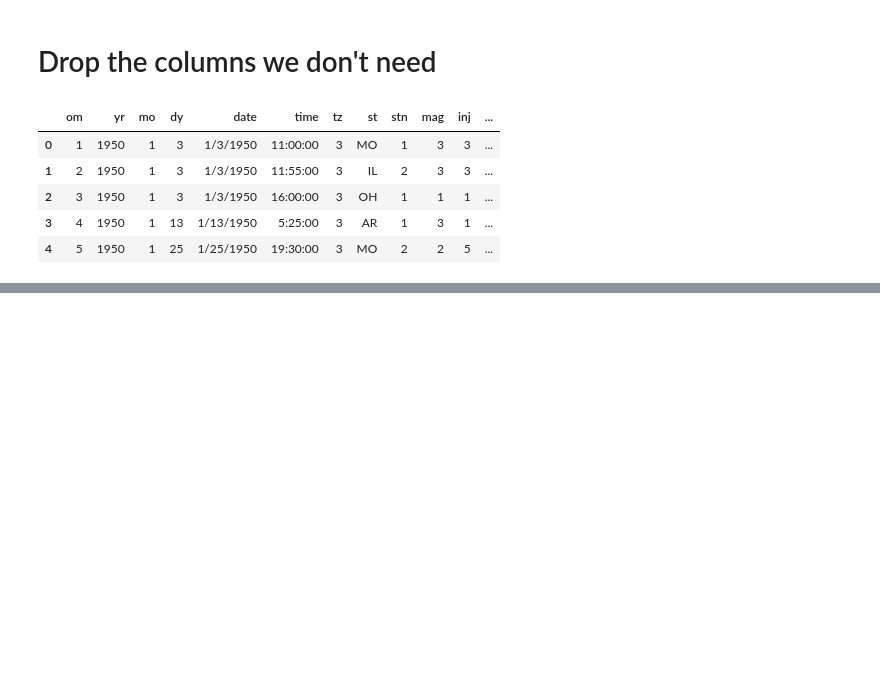
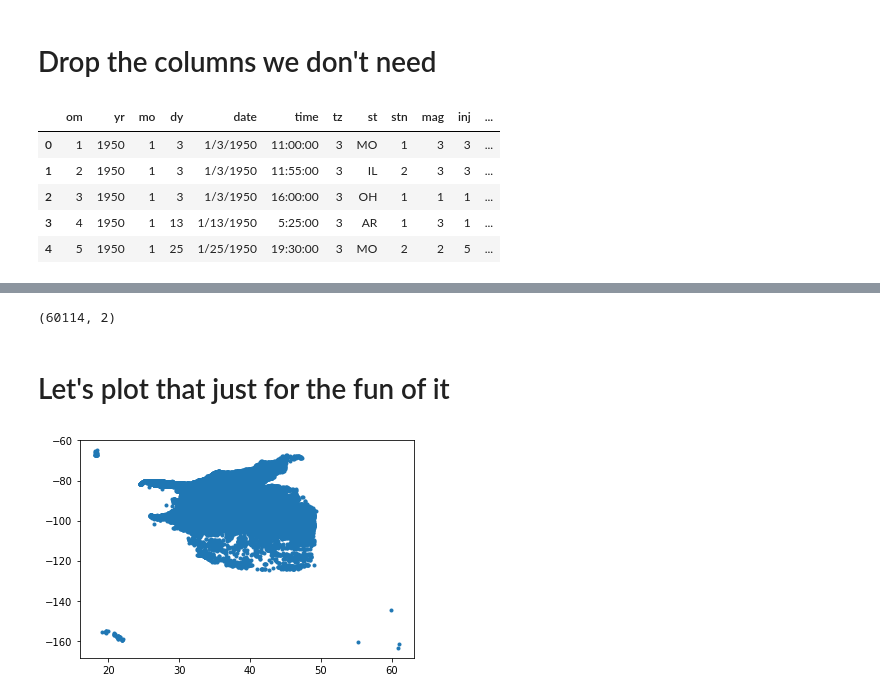
Before and after one commit to gmcookie/Coursera_Capstone, a Jupyter notebook: Tornados.ipynb, the cells around one changed output, grey strips where cells are left out. Cells and saved outputs as stored; diff of their text form; code cells hidden in the pictures; blank space fills up the shorter version.

```diff
--- a/Tornados.ipynb
+++ b/Tornados.ipynb
@@ -72,0 +117,3 @@ df.head()
+# %%
+latlong = df[['slat', 'slon']].copy()
+latlong.head()
@@ -72,0 +127,12 @@ df.head()
+# %%
+latlong.shape
+# %% [output]
+(60114, 2)
+# %% [markdown]
+# Let's plot that just for the fun of it
+# %%
+p = plt.scatter(latlong.iloc[:, 0], latlong.iloc[:, 1], marker='.')
+
+plt.show()
+# %% [output]
+[figure, added]
```
Also changed, not shown: parts of 22 cells of this notebook.
